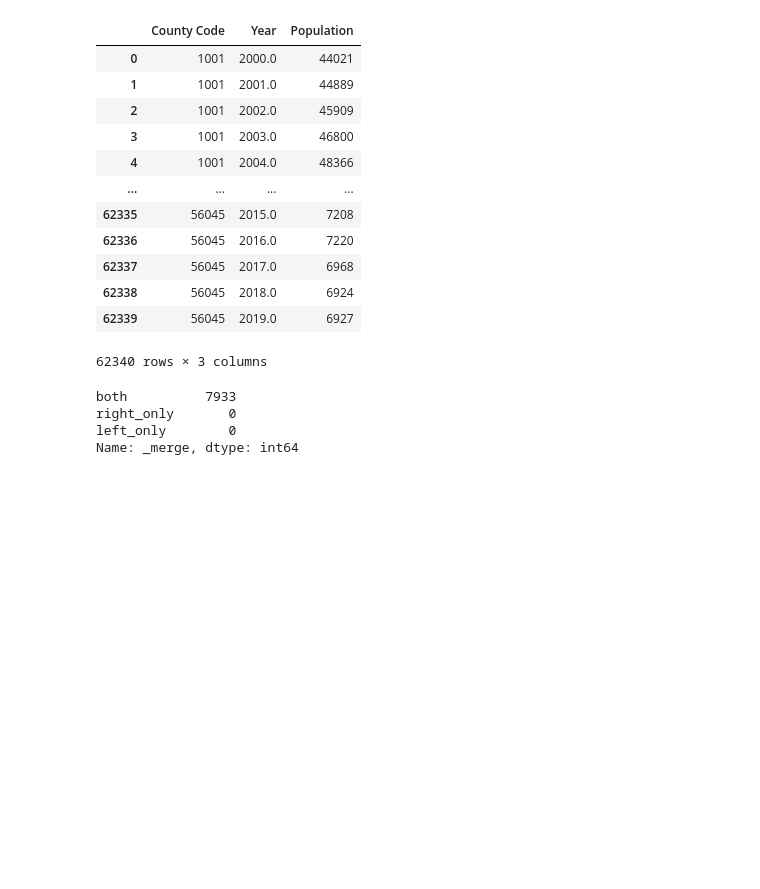
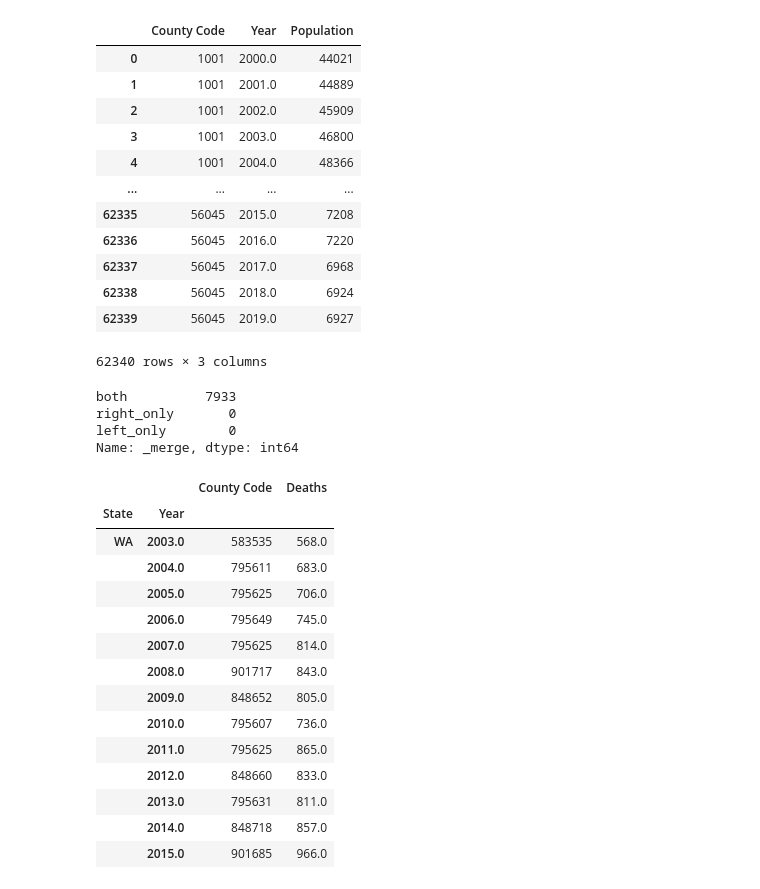
Before and after one commit to TommyTseng1129/Impact-Estimation-of-Opioid-Control-Policies, a Jupyter notebook: 10_code/VitalityData.ipynb, the cells around one changed output. Drawn from its saved outputs; the diff is of its cells as text; code cells hidden in the pictures; blank space fills up the shorter version.

```diff
--- a/10_code/VitalityData.ipynb
+++ b/10_code/VitalityData.ipynb
@@ -696,3 +696,22 @@ both          7933
 right_only       0
 left_only        0
 Name: _merge, dtype: int64
+# %%
+wa = od_deaths_state[od_deaths_state['State']=='WA']
+wa.groupby(['State', 'Year']).sum()
+# %% [output]
+|  |  | County Code | Deaths |
+| State | Year |  |  |
+| WA | 2003.0 | 583535 | 568.0 |
+|  | 2004.0 | 795611 | 683.0 |
+|  | 2005.0 | 795625 | 706.0 |
+|  | 2006.0 | 795649 | 745.0 |
+|  | 2007.0 | 795625 | 814.0 |
+|  | 2008.0 | 901717 | 843.0 |
+|  | 2009.0 | 848652 | 805.0 |
+|  | 2010.0 | 795607 | 736.0 |
+|  | 2011.0 | 795625 | 865.0 |
+|  | 2012.0 | 848660 | 833.0 |
+|  | 2013.0 | 795631 | 811.0 |
+|  | 2014.0 | 848718 | 857.0 |
+|  | 2015.0 | 901685 | 966.0 |
```
Also changed, not shown: parts of 2 cells of this notebook, 3 other files.
